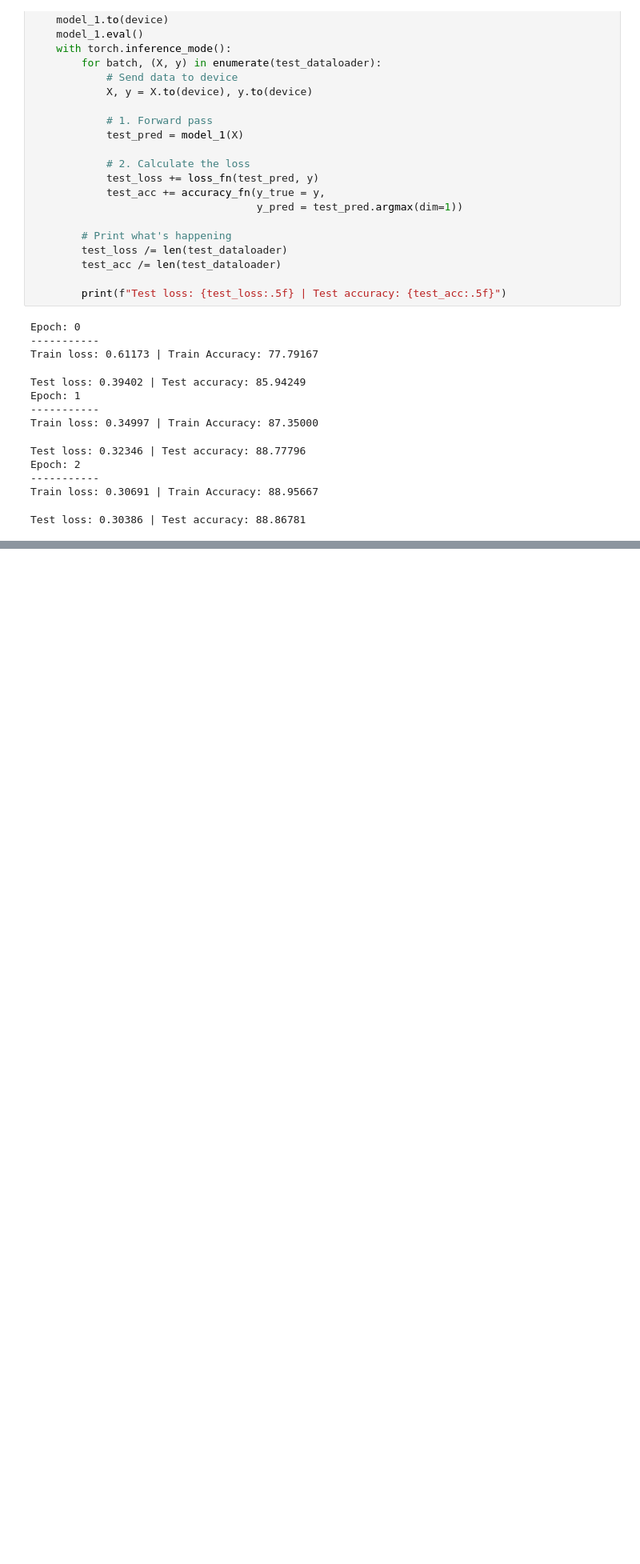
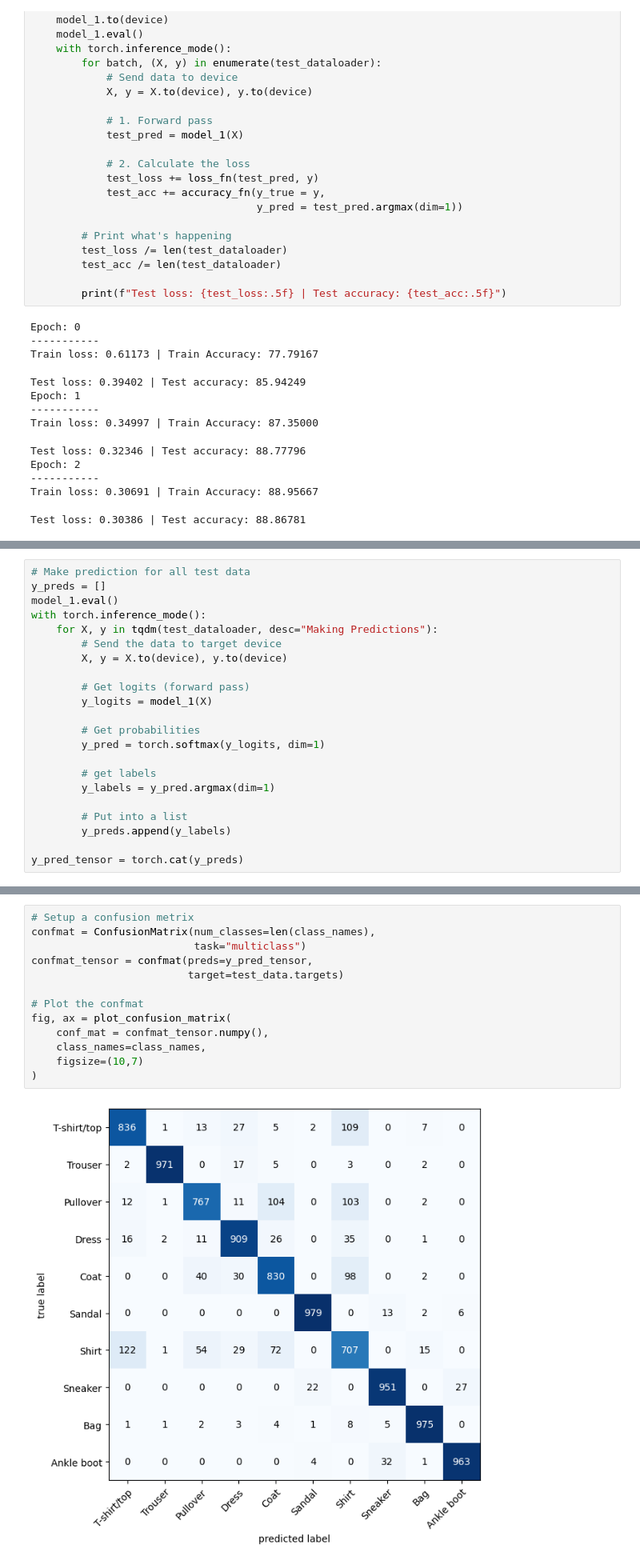
Before and after one commit to SiddheshDaphane/FashionMNIST-CNN, a Jupyter notebook: FashionMNIST_model.ipynb, the cells around one changed output, grey strips where cells are left out. Shown: that part at 80% size. Cells and saved outputs as stored; diff of their text form; blank space fills up the shorter version.

```diff
--- a/FashionMNIST_model.ipynb
+++ b/FashionMNIST_model.ipynb
@@ -519,0 +649,22 @@ Test loss: 0.30386 | Test accuracy: 88.86781
+# %%
+# Make prediction for all test data
+y_preds = []
+model_1.eval()
+with torch.inference_mode():
+    for X, y in tqdm(test_dataloader, desc="Making Predictions"):
+        # Send the data to target device
+        X, y = X.to(device), y.to(device)
+
+        # Get logits (forward pass)
+        y_logits = model_1(X)
+
+        # Get probabilities
+        y_pred = torch.softmax(y_logits, dim=1)
+
+        # get labels
+        y_labels = y_pred.argmax(dim=1)
+
+        # Put into a list
+        y_preds.append(y_labels)
+
+y_pred_tensor = torch.cat(y_preds)
@@ -519,0 +686,15 @@ Test loss: 0.30386 | Test accuracy: 88.86781
+# %%
+# Setup a confusion metrix
+confmat = ConfusionMatrix(num_classes=len(class_names),
+                          task="multiclass")
+confmat_tensor = confmat(preds=y_pred_tensor,
+                         target=test_data.targets)
+
+# Plot the confmat
+fig, ax = plot_confusion_matrix(
+    conf_mat = confmat_tensor.numpy(),
+    class_names=class_names,
+    figsize=(10,7)
+)
+# %% [output]
+[figure, added]
```
Also changed, not shown: parts of 14 cells of this notebook.
